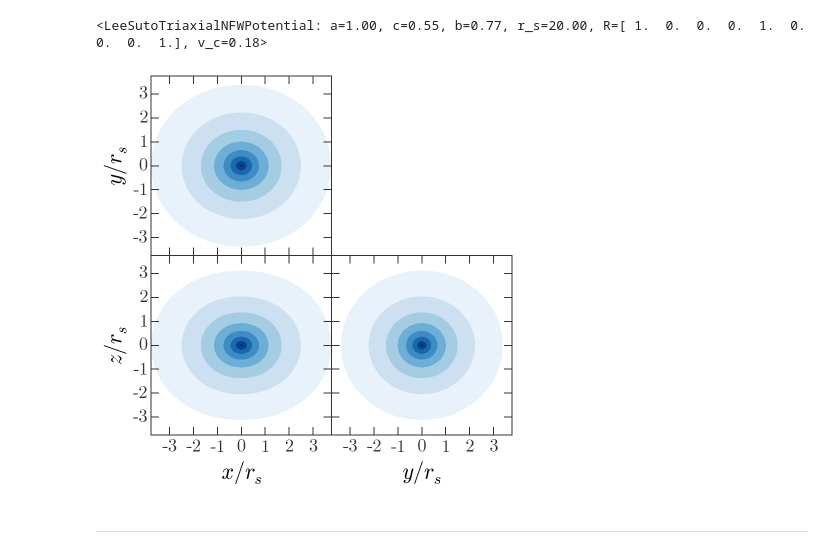
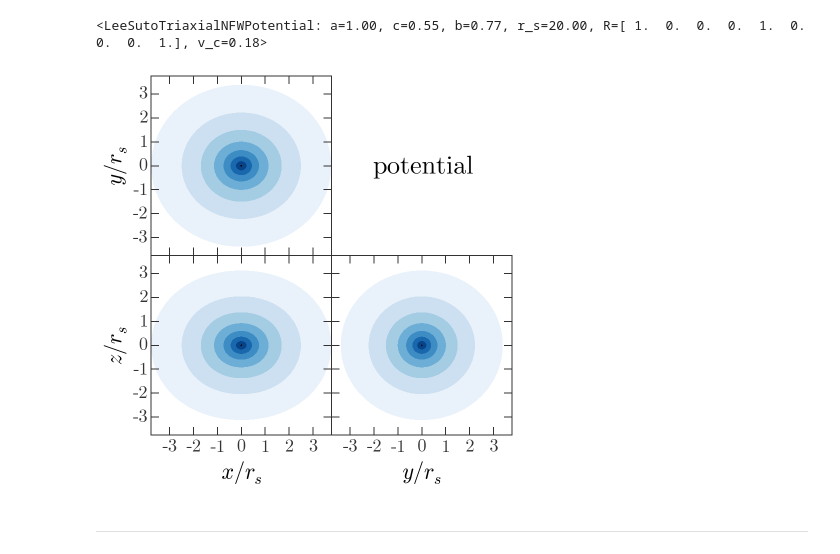
Before and after one commit to adrn/StreamMorphology, a Jupyter notebook: notebooks/Figure - potential.ipynb, the cells around one changed output. Drawn from its saved outputs; the diff is of its cells as text; code cells hidden in the pictures.

```diff
--- a/notebooks/Figure - potential.ipynb
+++ b/notebooks/Figure - potential.ipynb
@@ -42,33 +42,35 @@ fig = potential.plot_contours(grid=(grid,0,grid), ax=axes[1,0], cmap=cmap, level
 fig = potential.plot_contours(grid=(0,grid,grid), ax=axes[1,1], cmap=cmap, levels=levels)
 
 axes[0,0].set_xlim(-75,75)
 axes[0,0].set_ylim(*axes[0,0].get_xlim())
 
 axes[0,0].set_ylabel(r"$y/r_s$")
 axes[1,0].set_xlabel(r"$x/r_s$")
 axes[1,0].set_ylabel(r"$z/r_s$")
 axes[1,1].set_xlabel(r"$y/r_s$")
 
 # Hack to hide hole
 axes[0,0].plot(0,0,marker='o',zorder=-1000,c='k')
 axes[1,0].plot(0,0,marker='o',zorder=-1000,c='k')
 axes[1,1].plot(0,0,marker='o',zorder=-1000,c='k')
 
 tk = np.arange(-3,3+1,1)
 for ax in axes.flat:
     ax.set_aspect('equal')
     ax.xaxis.set_ticks(tk * r_s)
     ax.yaxis.set_ticks(tk * r_s)
 
     ax.xaxis.set_ticklabels(["{0:d}".format(x) for x in tk])
     ax.yaxis.set_ticklabels(["{0:d}".format(x) for x in tk])
 
+fig.text(0.77,0.75,"potential", fontsize=26, ha="center")
+
 fig.tight_layout()
 fig.subplots_adjust(wspace=0., hspace=0.)
 axes[0,1].set_visible(False)
 
 fig.savefig(os.path.join(figure_path, "potential.pdf"))
 # %% [output]
-[figure, old version]
+[figure, new version]
 # %% [markdown]
 ---
```
Also changed, not shown: parts of 8 cells of this notebook, 1 other file.
